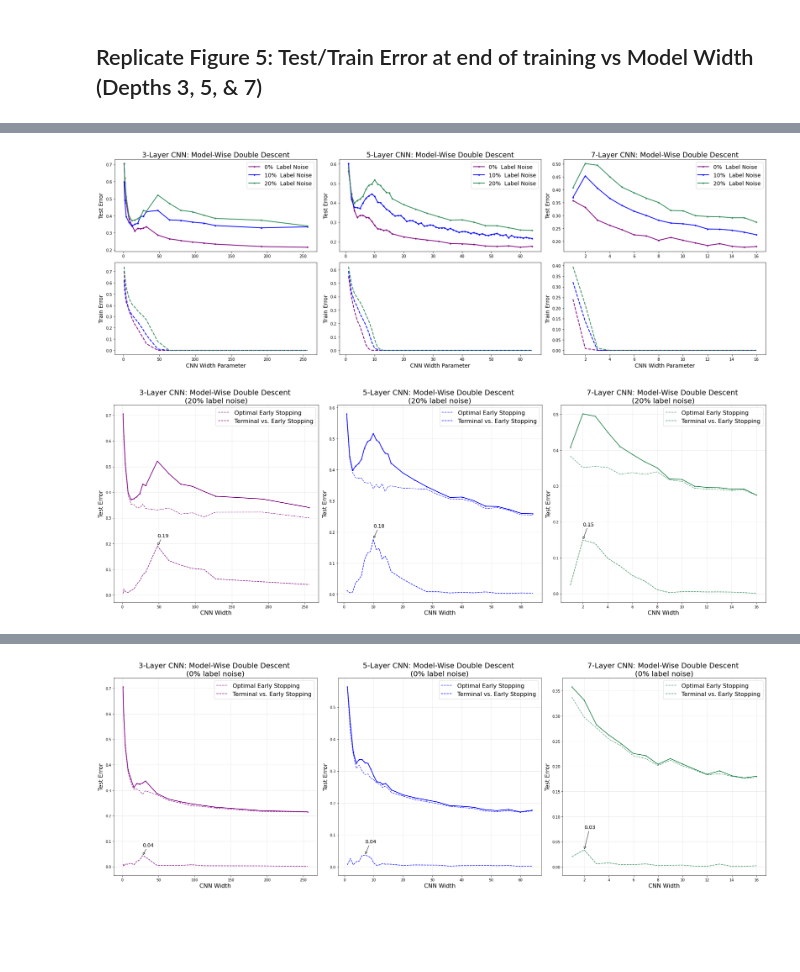
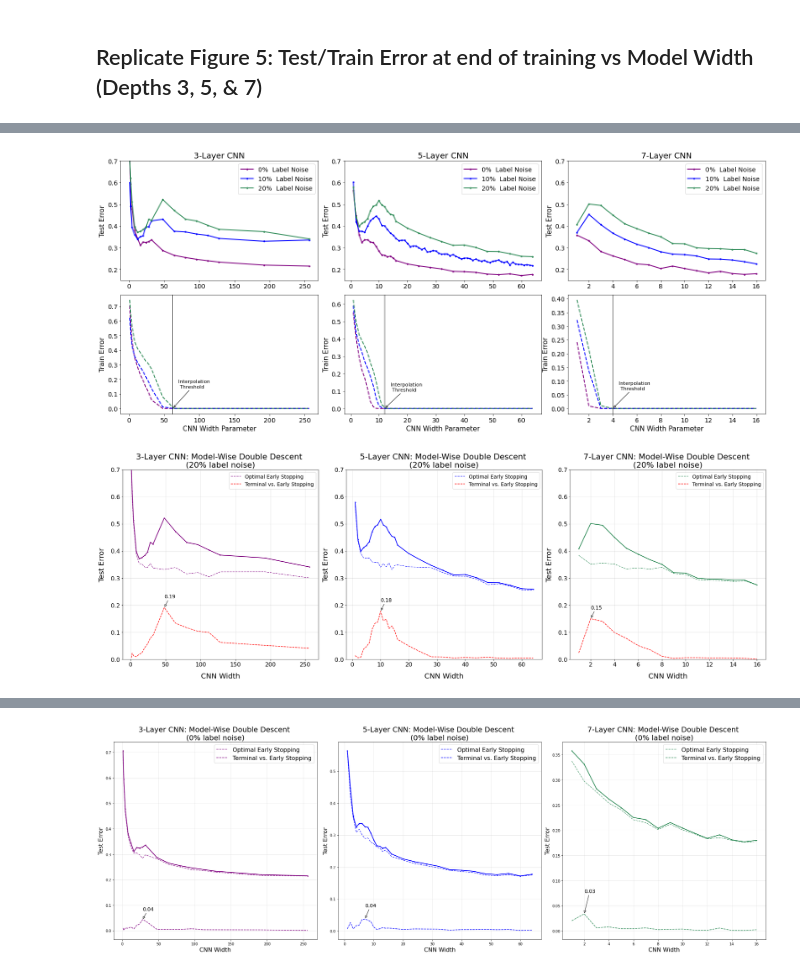
Before and after one commit to AlwaysSearching/Mathematics-of-Deep-Learning-Research-Project, a Jupyter notebook: Visualizations.ipynb, the cells around one changed output, grey strips where cells are left out. Saved outputs shown, nothing was run; the diff lists cells and outputs as text; code cells hidden in the pictures; blank space fills up the shorter version.

```diff
--- a/Visualizations.ipynb
+++ b/Visualizations.ipynb
@@ -161,11 +264,13 @@ plt.show()
 # %%
 path = "experimental_results_cifar10/"
-fig, axes = plt.subplots(nrows=2, ncols=3, figsize=(24, 8))
+fig, axes = plt.subplots(nrows=2, ncols=3, figsize=(21, 9))
 
-fs_label = 14
+fs_label = 15
 fs_title = 18
+pad = [8, 2, 0.5]
+pad_y = [0.2, 0.15, 0.1]
 
-for axes_idx, depth in enumerate([3, 5, 7]):
+for axes_idx, depth, thresh in zip([0, 1, 2], [3, 5, 7], [62, 12, 4]):
     results_0 = load_results(path + f"conv_nets_depth_{depth}_0pct_noise_alpha_1.pkl")
     results_10 = load_results(path + f"conv_nets_depth_{depth}_10pct_noise_alpha_1.pkl")
     results_20 = load_results(path + f"conv_nets_depth_{depth}_20pct_noise_alpha_1.pkl")
@@ -182,7 +287,7 @@ for axes_idx, depth in enumerate([3, 5, 7]):
     train_plt = axes[1][axes_idx]
 
     test_plt.set_title(
-        f"{depth}-Layer CNN: Model-Wise Double Descent", fontsize=fs_title
+        f"{depth}-Layer CNN", fontsize=fs_title
     )
 
     test_plt.plot(
@@ -199,43 +304,62 @@ for axes_idx, depth in enumerate([3, 5, 7]):
         (1 - test_10[:, -1]),
         label="10%  Label Noise",
         c="blue",
         lw=2,
         marker="o",
         ms=3,
     )
     test_plt.plot(
         results_20["widths"],
         (1 - test_20[:, -1]),
         label="20%  Label Noise",
         c="seagreen",
         lw=2,
         marker="o",
         ms=3,
     )
+
     test_plt.legend(fontsize=14)
     test_plt.set_ylabel("Test Error", fontsize=fs_label)
 
     train_plt.plot(results_0["widths"], (1 - train_0)[:, -1], c="purple", lw=2, ls="--")
     train_plt.plot(results_10["widths"], (1 - train_10)[:, -1], c="blue", lw=2, ls="--")
     train_plt.plot(
         results_20["widths"], (1 - train_20)[:, -1], c="seagreen", lw=2, ls="--"
     )
     train_plt.set_xlabel("CNN Width Parameter", fontsize=fs_label)
     train_plt.set_ylabel("Train Error", fontsize=fs_label)
 
+    train_plt.axvline(thresh, c='k', alpha=0.6)
+    train_plt.annotate(
+            f'Interpolation \n Threshold',
+            xy=(thresh, 0.),
+            xytext=(thresh + pad[axes_idx], pad_y[axes_idx]),
+            va="top",
+            ha="left",
+            fontsize=11,
+            arrowprops=dict(arrowstyle="-|>", ls='-', fc="w")
+    )
+
+    test_plt.tick_params(axis='both', which='major', labelsize=14)
+    train_plt.tick_params(axis='both', which='major', labelsize=14)
+
+    test_plt.set_ylim(0.15, 0.70)
+
 fig.tight_layout()
+fig.savefig('double_descent_across_depths.png', dpi=250)
 plt.show()
 # %% [output]
-[figure, old version]
+[figure, new version]
 # %%
 path = "experimental_results_cifar10/"
 
 def plot_early_stopping_gap(
     noise,
-    fs_label=14,
-    fs_legend=12,
-    fs_title=18,
-    fs_annotate=11
+    fs_label=16,
+    fs_legend=14,
+    fs_title=20,
+    fs_annotate=13,
+    fs_tick=13
 ):
     fig, axes = plt.subplots(nrows=1, ncols=3, figsize=(26, 9))
 
@@ -257,8 +381,6 @@ def plot_early_stopping_gap(
     depths = [3, 5, 7]
 
     for color, depth, data, res, ax in zip(colors, depths, test, results, axes):
-        res["widths"]
-        data[:, -1]
         ax.plot(res["widths"], data[:, -1], c=color, lw=2, marker="o", ms=2)
         ax.plot(
             res["widths"],
@@ -271,7 +393,7 @@ def plot_early_stopping_gap(
         ax.plot(
             res["widths"],
             data[:, -1]-data.min(axis=1),
-            c=color,
+            c='red',
             ls="--",
             label="Terminal vs. Early Stopping",
         )
@@ -288,17 +410,31 @@ def plot_early_stopping_gap(
             arrowprops=dict(arrowstyle="-|>", fc="w"))
 
         ax.set_title(f"{depth}-Layer CNN: Model-Wise Double Descent \n({noise}% label noise)", fontsize=fs_title)
-        ax.set_xlabel("CNN Width", fontsize=fs_label)
-        ax.set_ylabel("Test Error", fontsize=fs_label)
+        ax.set_xlabel("CNN Width", fontsize=fs_label, labelpad=15)
+        ax.set_ylabel("Test Error", fontsize=fs_label, labelpad=15)
 
+        ax.tick_params(axis='both', which='major', labelsize=fs_tick)
         ax.legend(fontsize=fs_legend)
-        ax.grid(alpha=0.3)
+        ax.grid(alpha=0.4)
+
+        ax.set_ylim(0, 0.7)
 
     fig.tight_layout()
     plt.show()
 
+    return fig
 
-plot_early_stopping_gap(20, 16, 16, 20, 14)
+
+fig = plot_early_stopping_gap(
+    20,
+    fs_label=20,
+    fs_legend=14,
+    fs_title=22,
+    fs_annotate=14,
+    fs_tick=16
+)
+
+fig.savefig("terminal_vs_early_stopping_20pct_noise.png", dpi=250)
 # %% [output]
-[figure, old version]
+[figure, new version]
 # %%
```
Also changed, not shown: parts of 16 cells of this notebook, 2 other files.
